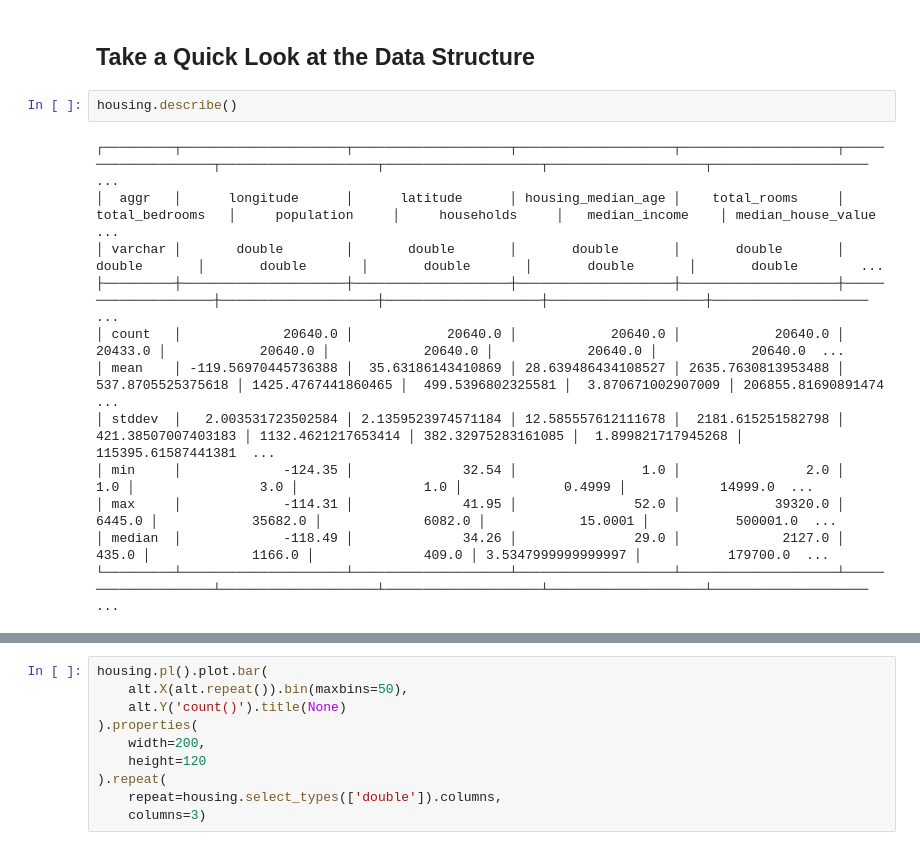
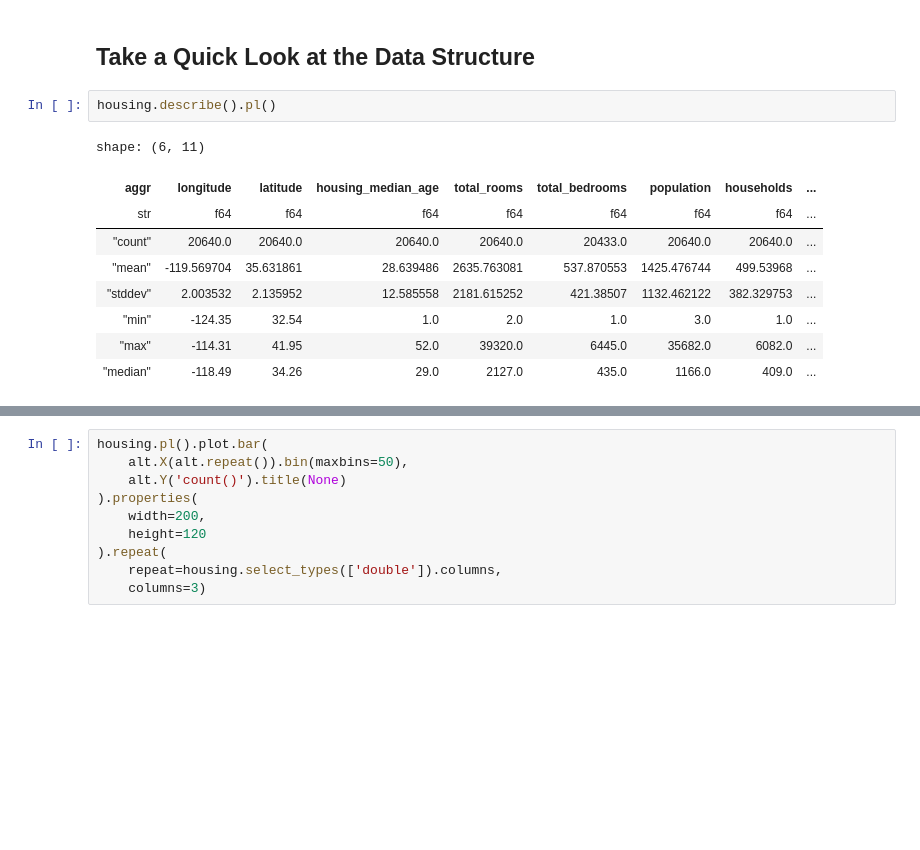
Before and after one commit to asterix314/handson-ml3, a Jupyter notebook: 02_end_to_end_machine_learning_project.ipynb, the cells around one changed output, grey strips where cells are left out. Saved outputs shown, nothing was run; the diff lists cells and outputs as text; blank space fills up the shorter version.

```diff
--- a/02_end_to_end_machine_learning_project.ipynb
+++ b/02_end_to_end_machine_learning_project.ipynb
@@ -46,19 +42,17 @@ housing.show()
 # %% [markdown]
 ## Take a Quick Look at the Data Structure
 # %%
-housing.describe()
+housing.describe().pl()
 # %% [output]
-┌─────────┬─────────────────────┬────────────────────┬────────────────────┬────────────────────┬────────────────────┬────────────────────┬────────────────────┬────────────────────┬──────────────────── ...
-│  aggr   │      longitude      │      latitude      │ housing_median_age │    total_rooms     │   total_bedrooms   │     population     │     households     │   median_income    │ median_house_value  ...
-│ varchar │       double        │       double       │       double       │       double       │       double       │       double       │       double       │       double       │       double        ...
-├─────────┼─────────────────────┼────────────────────┼────────────────────┼────────────────────┼────────────────────┼────────────────────┼────────────────────┼────────────────────┼──────────────────── ...
-│ count   │             20640.0 │            20640.0 │            20640.0 │            20640.0 │            20433.0 │            20640.0 │            20640.0 │            20640.0 │            20640.0  ...
-│ mean    │ -119.56970445736388 │  35.63186143410869 │ 28.639486434108527 │ 2635.7630813953488 │  537.8705525375618 │ 1425.4767441860465 │  499.5396802325581 │  3.870671002907009 │ 206855.81690891474  ...
-│ stddev  │   2.003531723502584 │ 2.1359523974571184 │ 12.585557612111678 │  2181.615251582798 │ 421.38507007403183 │ 1132.4621217653414 │ 382.32975283161085 │  1.899821717945268 │ 115395.61587441381  ...
-│ min     │             -124.35 │              32.54 │                1.0 │                2.0 │                1.0 │                3.0 │                1.0 │             0.4999 │            14999.0  ...
-│ max     │             -114.31 │              41.95 │               52.0 │            39320.0 │             6445.0 │            35682.0 │             6082.0 │            15.0001 │           500001.0  ...
-│ median  │             -118.49 │              34.26 │               29.0 │             2127.0 │              435.0 │             1166.0 │              409.0 │ 3.5347999999999997 │           179700.0  ...
-└─────────┴─────────────────────┴────────────────────┴────────────────────┴────────────────────┴────────────────────┴────────────────────┴────────────────────┴────────────────────┴──────────────────── ...
+shape: (6, 11)
+| aggr | longitude | latitude | housing_median_age | total_rooms | total_bedrooms | population | households | ... |
+| str | f64 | f64 | f64 | f64 | f64 | f64 | f64 | ... |
+| "count" | 20640.0 | 20640.0 | 20640.0 | 20640.0 | 20433.0 | 20640.0 | 20640.0 | ... |
+| "mean" | -119.569704 | 35.631861 | 28.639486 | 2635.763081 | 537.870553 | 1425.476744 | 499.53968 | ... |
+| "stddev" | 2.003532 | 2.135952 | 12.585558 | 2181.615252 | 421.38507 | 1132.462122 | 382.329753 | ... |
+| "min" | -124.35 | 32.54 | 1.0 | 2.0 | 1.0 | 3.0 | 1.0 | ... |
+| "max" | -114.31 | 41.95 | 52.0 | 39320.0 | 6445.0 | 35682.0 | 6082.0 | ... |
+| "median" | -118.49 | 34.26 | 29.0 | 2127.0 | 435.0 | 1166.0 | 409.0 | ... |
 # %%
 housing.value_counts("ocean_proximity")
 # %% [output]
```
Also changed, not shown: parts of 22 cells of this notebook.
